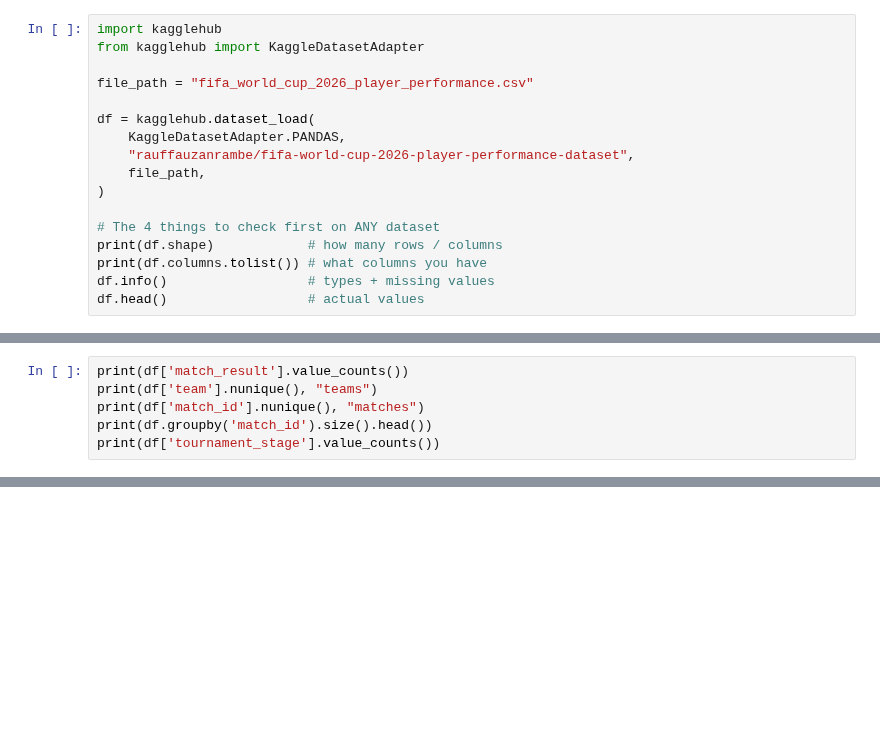
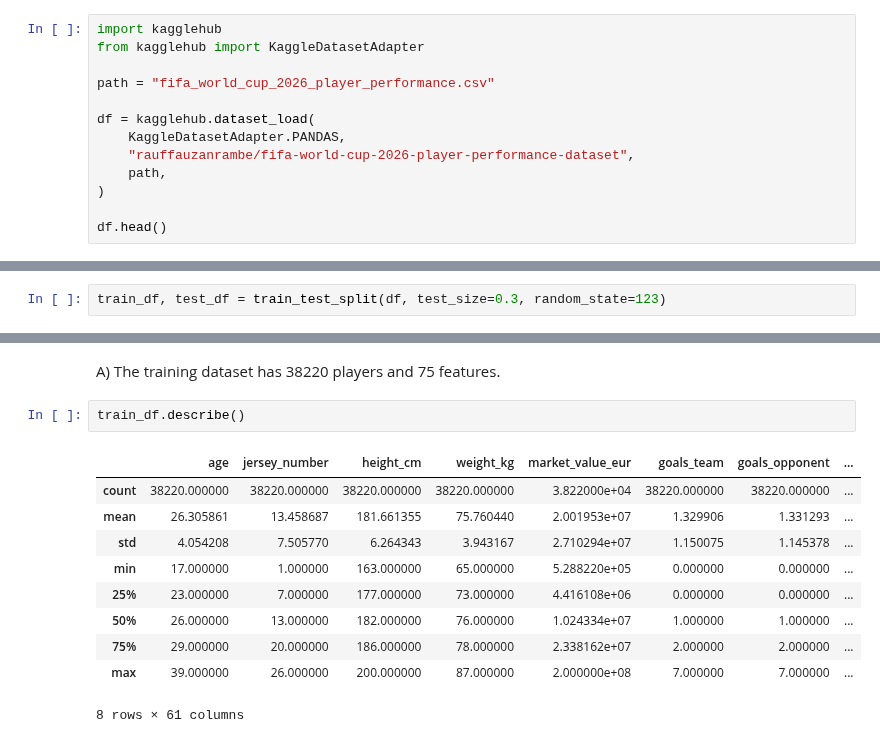
Before and after one commit to sabrinayuan07-cloud/World-Cup-2026-Predictor, a Jupyter notebook: world_cup_predictor.ipynb, the cells around one changed output, grey strips where cells are left out. Cells and saved outputs as stored; diff of their text form; blank space fills up the shorter version.

```diff
--- a/world_cup_predictor.ipynb
+++ b/world_cup_predictor.ipynb
@@ -17,18 +58,14 @@ Path to dataset files: /Users/sabrinayuan/.cache/kagglehub/datasets/rauffauzanra
 import kagglehub
 from kagglehub import KaggleDatasetAdapter
 
-file_path = "fifa_world_cup_2026_player_performance.csv"
+path = "fifa_world_cup_2026_player_performance.csv"
 
 df = kagglehub.dataset_load(
     KaggleDatasetAdapter.PANDAS,
     "rauffauzanrambe/fifa-world-cup-2026-player-performance-dataset",
-    file_path,
+    path,
 )
 
-# The 4 things to check first on ANY dataset
-print(df.shape)            # how many rows / columns
-print(df.columns.tolist()) # what columns you have
-df.info()                  # types + missing values
-df.head()                  # actual values
+df.head()
 # %% [output]
 Warning: Looks like you're using an outdated `kagglehub` version (installed: 0.3.13), please consider upgrading to the latest version (1.0.2).
@@ -58,6 +86,2 @@ memory usage: 31.2+ MB
 # %%
-print(df['match_result'].value_counts())
-print(df['team'].nunique(), "teams")
-print(df['match_id'].nunique(), "matches")
-print(df.groupby('match_id').size().head())
-print(df['tournament_stage'].value_counts())
+train_df, test_df = train_test_split(df, test_size=0.3, random_state=123)
@@ -86,0 +120,15 @@ print(os.getcwd())
+# %% [markdown]
+A) The training dataset has 38220 players and 75 features.
+# %%
+train_df.describe()
+# %% [output]
+|  | age | jersey_number | height_cm | weight_kg | market_value_eur | goals_team | goals_opponent | ... |
+| count | 38220.000000 | 38220.000000 | 38220.000000 | 38220.000000 | 3.822000e+04 | 38220.000000 | 38220.000000 | ... |
+| mean | 26.305861 | 13.458687 | 181.661355 | 75.760440 | 2.001953e+07 | 1.329906 | 1.331293 | ... |
+| std | 4.054208 | 7.505770 | 6.264343 | 3.943167 | 2.710294e+07 | 1.150075 | 1.145378 | ... |
+| min | 17.000000 | 1.000000 | 163.000000 | 65.000000 | 5.288220e+05 | 0.000000 | 0.000000 | ... |
+| 25% | 23.000000 | 7.000000 | 177.000000 | 73.000000 | 4.416108e+06 | 0.000000 | 0.000000 | ... |
+| 50% | 26.000000 | 13.000000 | 182.000000 | 76.000000 | 1.024334e+07 | 1.000000 | 1.000000 | ... |
+| 75% | 29.000000 | 20.000000 | 186.000000 | 78.000000 | 2.338162e+07 | 2.000000 | 2.000000 | ... |
+| max | 39.000000 | 26.000000 | 200.000000 | 87.000000 | 2.000000e+08 | 7.000000 | 7.000000 | ... |
+8 rows × 61 columns
```
Also changed, not shown: parts of 21 cells of this notebook.
